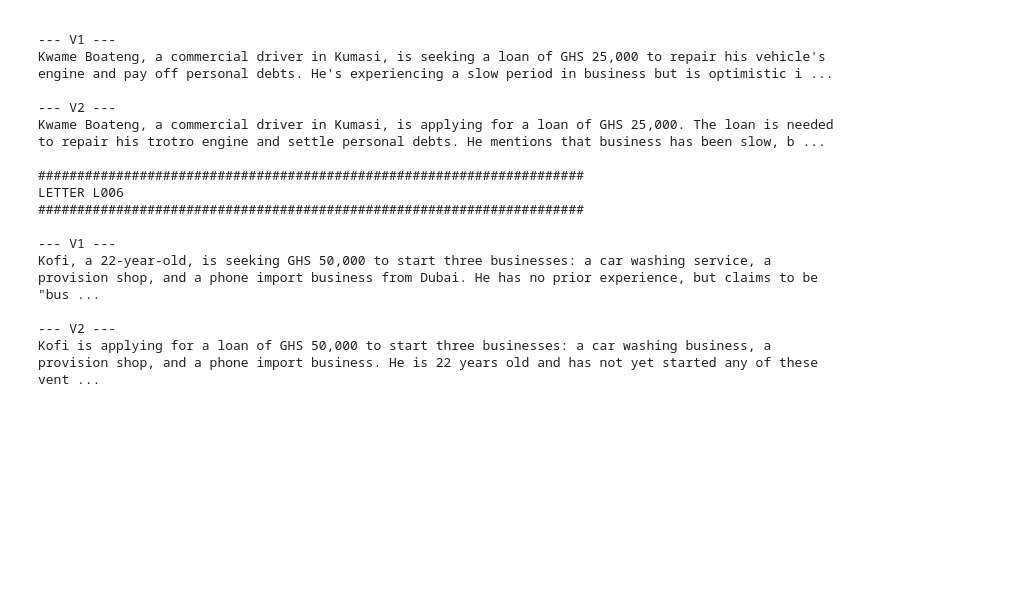
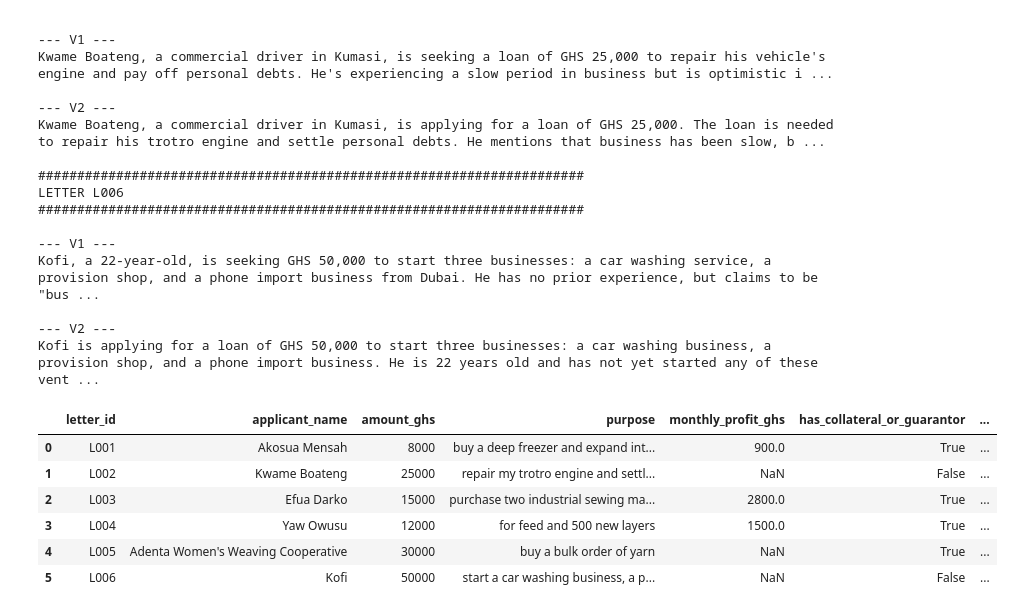
Before and after one commit to bekaeackonor/lab-4-llm-decision-support, a Jupyter notebook: Kwasi_Ackonor_Lab4.ipynb, the cells around one changed output. Drawn from its saved outputs; the diff is of its cells as text; code cells hidden in the pictures; blank space fills up the shorter version.

Commit message:
Part 3.2: structured extraction

```diff
--- a/Kwasi_Ackonor_Lab4.ipynb
+++ b/Kwasi_Ackonor_Lab4.ipynb
@@ -216,0 +285,29 @@ Kofi is applying for a loan of GHS 50,000 to start three businesses: a car washi
+# %%
+# Run on all six letters, collect into a DataFrame
+
+import pandas as pd
+
+rows = []
+for letter_id, letter_text in LETTERS.items():
+    result = extract_fields(letter_text)
+    if result is not None:
+        result["letter_id"] = letter_id
+        rows.append(result)
+    else:
+        rows.append({"letter_id": letter_id, "applicant_name": None, "amount_ghs": None,
+                      "purpose": None, "monthly_profit_ghs": None,
+                      "has_collateral_or_guarantor": None, "repayment_months": None})
+
+extraction_df = pd.DataFrame(rows)
+cols = ["letter_id", "applicant_name", "amount_ghs", "purpose",
+        "monthly_profit_ghs", "has_collateral_or_guarantor", "repayment_months"]
+extraction_df = extraction_df[cols]
+extraction_df
+# %% [output]
+|  | letter_id | applicant_name | amount_ghs | purpose | monthly_profit_ghs | has_collateral_or_guarantor | ... |
+| 0 | L001 | Akosua Mensah | 8000 | buy a deep freezer and expand int... | 900.0 | True | ... |
+| 1 | L002 | Kwame Boateng | 25000 | repair my trotro engine and settl... | NaN | False | ... |
+| 2 | L003 | Efua Darko | 15000 | purchase two industrial sewing ma... | 2800.0 | True | ... |
+| 3 | L004 | Yaw Owusu | 12000 | for feed and 500 new layers | 1500.0 | True | ... |
+| 4 | L005 | Adenta Women's Weaving Cooperative | 30000 | buy a bulk order of yarn | NaN | True | ... |
+| 5 | L006 | Kofi | 50000 | start a car washing business, a p... | NaN | False | ... |
```
Also changed, not shown: parts of 1 cell of this notebook.
